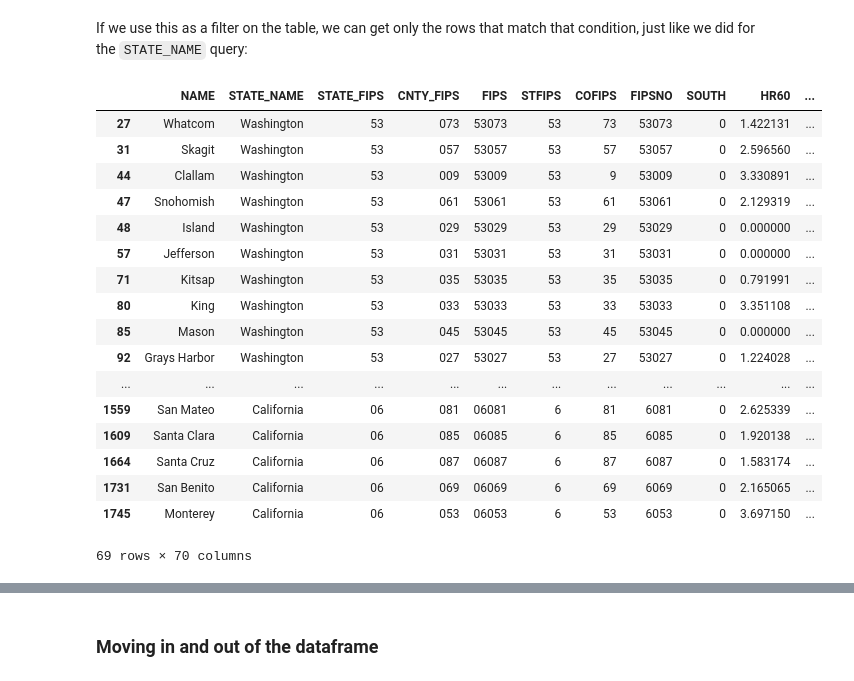
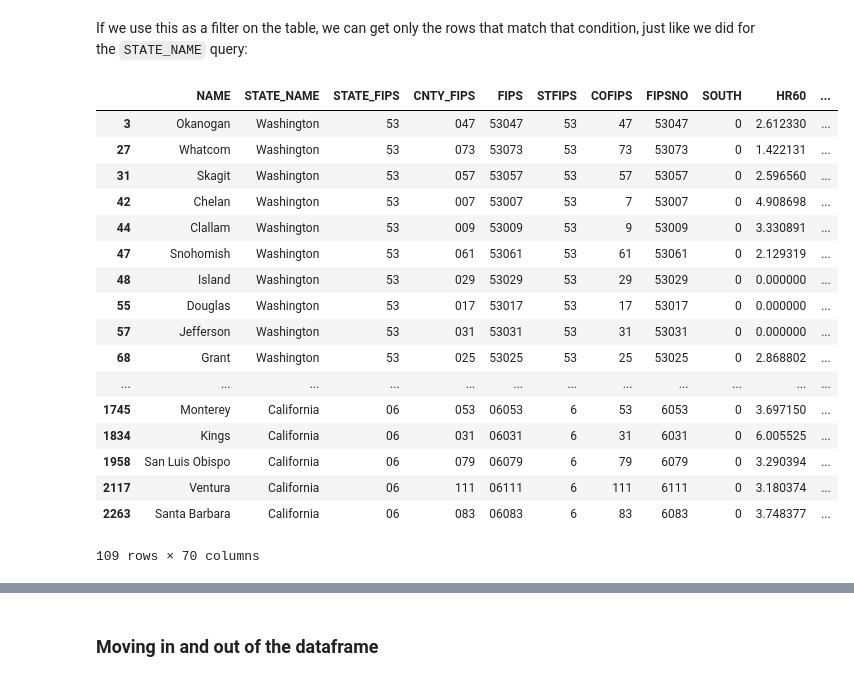
Before and after one commit to darribas/gds_scipy16, a Jupyter notebook: content/part1/01_data_processing.ipynb, the cells around one changed output, grey strips where cells are left out. Saved outputs shown, nothing was run; the diff lists cells and outputs as text; code cells hidden in the pictures.

Commit message:
exercise and gcd for 01 data processing

```diff
--- a/content/part1/01_data_processing.ipynb
+++ b/content/part1/01_data_processing.ipynb
@@ -383,23 +455,23 @@ Name: geometry, dtype: bool
 # %% [markdown]
 If we use this as a filter on the table, we can get only the rows that match that condition, just like we did for the `STATE_NAME` query:
 # %%
-data_table[data_table.geometry.apply(lambda x: x.centroid[0] < -121)]
+data_table[data_table.geometry.apply(lambda x: x.centroid[0] < -119)]
 # %% [output]
 |  | NAME | STATE_NAME | STATE_FIPS | CNTY_FIPS | FIPS | STFIPS | COFIPS | FIPSNO | SOUTH | HR60 | ... |
+| 3 | Okanogan | Washington | 53 | 047 | 53047 | 53 | 47 | 53047 | 0 | 2.612330 | ... |
 | 27 | Whatcom | Washington | 53 | 073 | 53073 | 53 | 73 | 53073 | 0 | 1.422131 | ... |
 | 31 | Skagit | Washington | 53 | 057 | 53057 | 53 | 57 | 53057 | 0 | 2.596560 | ... |
+| 42 | Chelan | Washington | 53 | 007 | 53007 | 53 | 7 | 53007 | 0 | 4.908698 | ... |
 | 44 | Clallam | Washington | 53 | 009 | 53009 | 53 | 9 | 53009 | 0 | 3.330891 | ... |
 | 47 | Snohomish | Washington | 53 | 061 | 53061 | 53 | 61 | 53061 | 0 | 2.129319 | ... |
 | 48 | Island | Washington | 53 | 029 | 53029 | 53 | 29 | 53029 | 0 | 0.000000 | ... |
+| 55 | Douglas | Washington | 53 | 017 | 53017 | 53 | 17 | 53017 | 0 | 0.000000 | ... |
 | 57 | Jefferson | Washington | 53 | 031 | 53031 | 53 | 31 | 53031 | 0 | 0.000000 | ... |
-| 71 | Kitsap | Washington | 53 | 035 | 53035 | 53 | 35 | 53035 | 0 | 0.791991 | ... |
-| 80 | King | Washington | 53 | 033 | 53033 | 53 | 33 | 53033 | 0 | 3.351108 | ... |
-| 85 | Mason | Washington | 53 | 045 | 53045 | 53 | 45 | 53045 | 0 | 0.000000 | ... |
-| 92 | Grays Harbor | Washington | 53 | 027 | 53027 | 53 | 27 | 53027 | 0 | 1.224028 | ... |
+| 68 | Grant | Washington | 53 | 025 | 53025 | 53 | 25 | 53025 | 0 | 2.868802 | ... |
 | ... | ... | ... | ... | ... | ... | ... | ... | ... | ... | ... | ... |
-| 1559 | San Mateo | California | 06 | 081 | 06081 | 6 | 81 | 6081 | 0 | 2.625339 | ... |
-| 1609 | Santa Clara | California | 06 | 085 | 06085 | 6 | 85 | 6085 | 0 | 1.920138 | ... |
-| 1664 | Santa Cruz | California | 06 | 087 | 06087 | 6 | 87 | 6087 | 0 | 1.583174 | ... |
-| 1731 | San Benito | California | 06 | 069 | 06069 | 6 | 69 | 6069 | 0 | 2.165065 | ... |
 | 1745 | Monterey | California | 06 | 053 | 06053 | 6 | 53 | 6053 | 0 | 3.697150 | ... |
+| 1834 | Kings | California | 06 | 031 | 06031 | 6 | 31 | 6031 | 0 | 6.005525 | ... |
+| 1958 | San Luis Obispo | California | 06 | 079 | 06079 | 6 | 79 | 6079 | 0 | 3.290394 | ... |
+| 2117 | Ventura | California | 06 | 111 | 06111 | 6 | 111 | 6111 | 0 | 3.180374 | ... |
+| 2263 | Santa Barbara | California | 06 | 083 | 06083 | 6 | 83 | 6083 | 0 | 3.748377 | ... |
-69 rows × 70 columns
+109 rows × 70 columns
```
Also changed, not shown: parts of 50 cells of this notebook.
